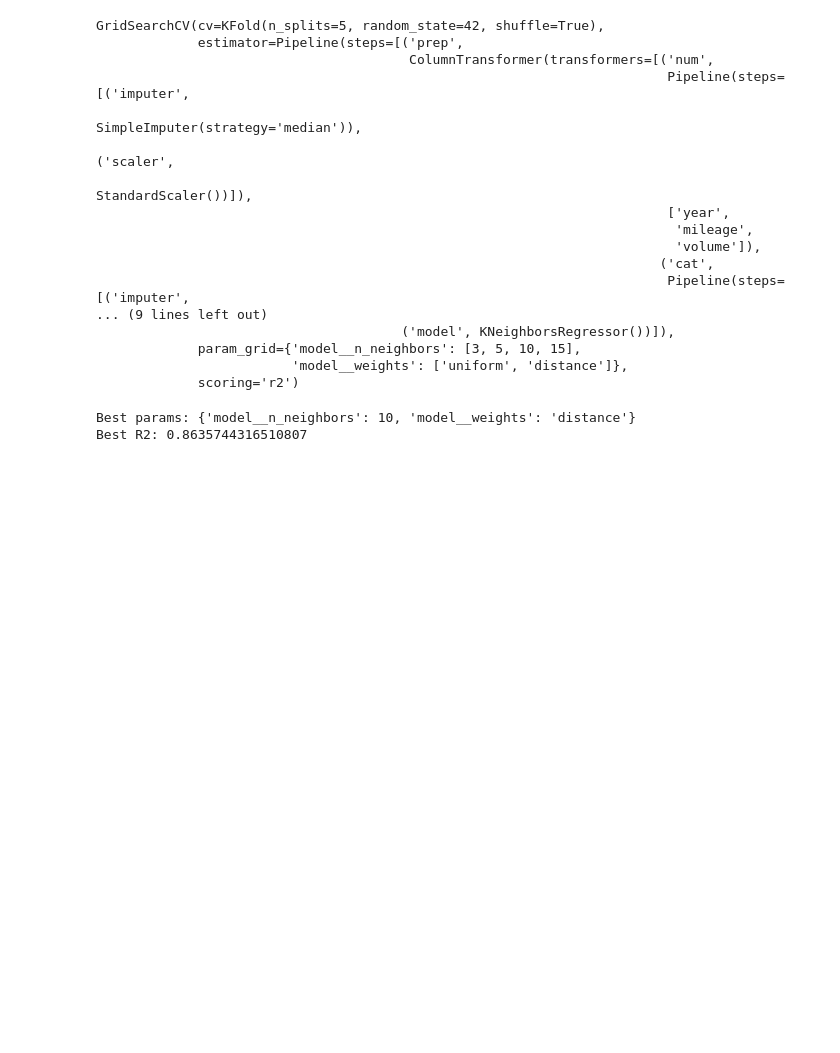
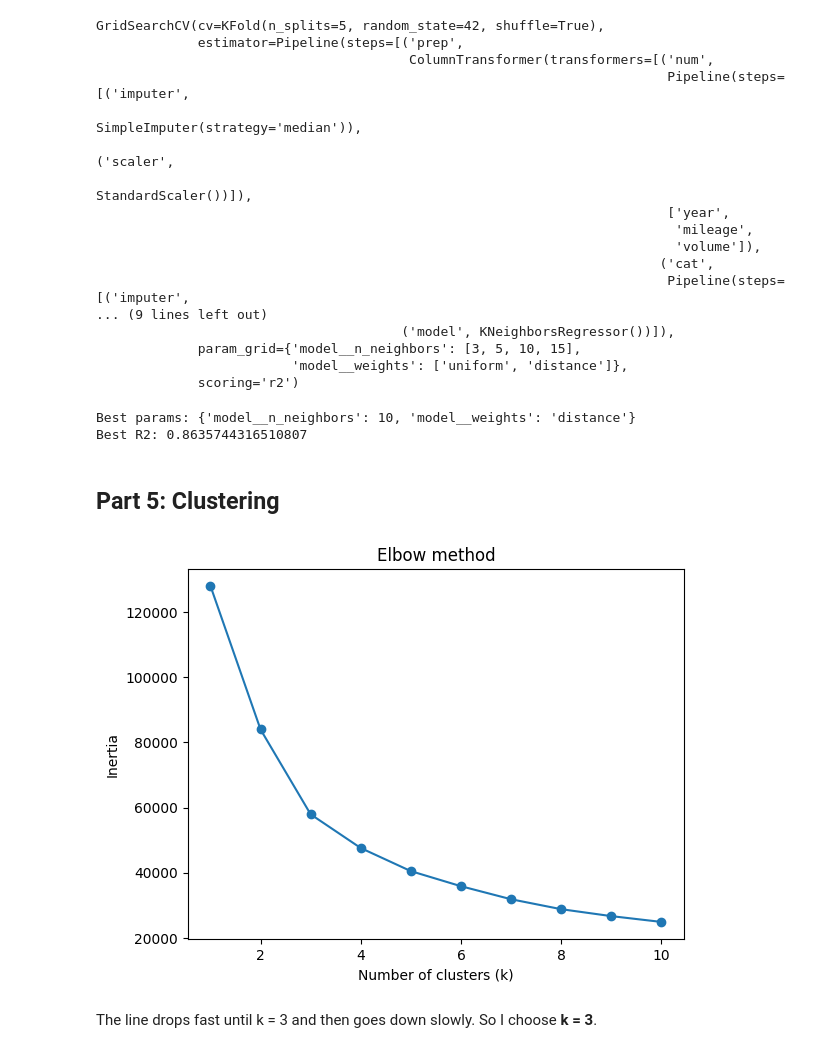
Before and after one commit to AdilkhanEEAIR/machines_predict_ml, a Jupyter notebook: adilkhan.ipynb, the cells around one changed output. Saved outputs shown, nothing was run; the diff lists cells and outputs as text; code cells hidden in the pictures; blank space fills up the shorter version.

Commit message:
Add clustering

```diff
--- a/adilkhan.ipynb
+++ b/adilkhan.ipynb
@@ -282,7 +282,7 @@ from sklearn.model_selection import GridSearchCV
 
 params = {"model__n_neighbors": [3, 5, 10, 15], "model__weights": ["uniform", "distance"]}
 
-grid = GridSearchCV(knn, params, cv=kf, scoring='r2', n_jobs=1)
+grid = GridSearchCV(knn, params, cv=kf, scoring='r2', n_jobs=-1)
 grid.fit(X_train, y_train)
 # %% [output]
 GridSearchCV(cv=KFold(n_splits=5, random_state=42, shuffle=True),
@@ -308,3 +308,30 @@ print("Best R2:", grid.best_score_)
 # %% [output]
 Best params: {'model__n_neighbors': 10, 'model__weights': 'distance'}
 Best R2: 0.8635744316510807
+# %% [markdown]
+## Part 5: Clustering
+# %%
+from sklearn.cluster import KMeans
+
+X_clust = X_train[['year', 'mileage', 'volume']].copy()
+
+X_clust['volume'] = X_clust['volume'].fillna(X_clust['volume'].median())
+# %%
+scaler = StandardScaler()
+X_scaled = scaler.fit_transform(X_clust)
+# %%
+inertia = []
+for k in range(1, 11):
+    km = KMeans(n_clusters=k, random_state=42, n_init=10)
+    km.fit(X_scaled)
+    inertia.append(km.inertia_)
+# %%
+plt.plot(range(1, 11), inertia, marker="o")
+plt.title('Elbow method')
+plt.xlabel('Number of clusters (k)')
+plt.ylabel('Inertia')
+plt.show()
+# %% [output]
+[figure, added]
+# %% [markdown]
+The line drops fast until k = 3 and then goes down slowly. So I choose **k = 3**.
```
Also changed, not shown: parts of 4 cells of this notebook.
